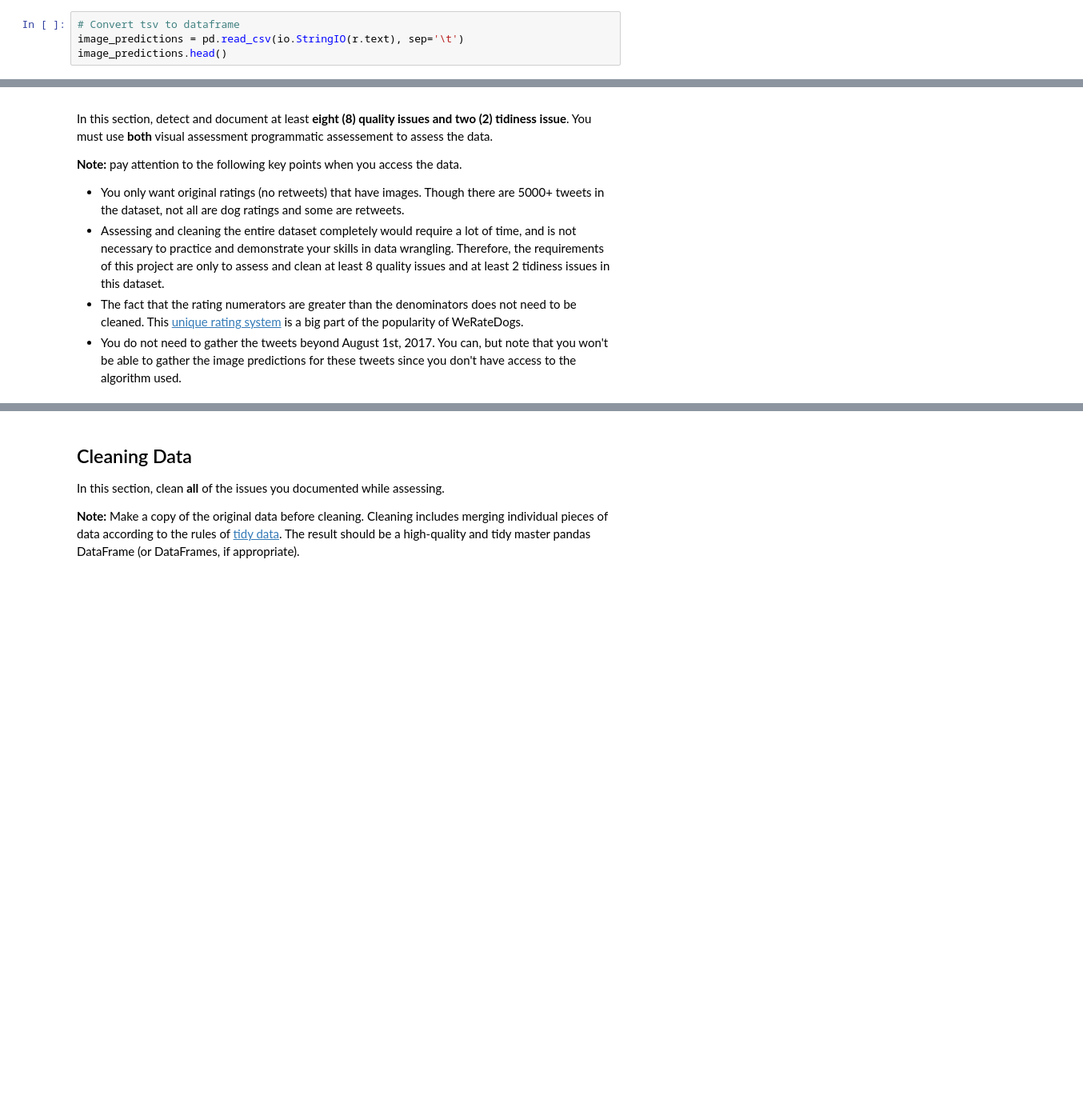
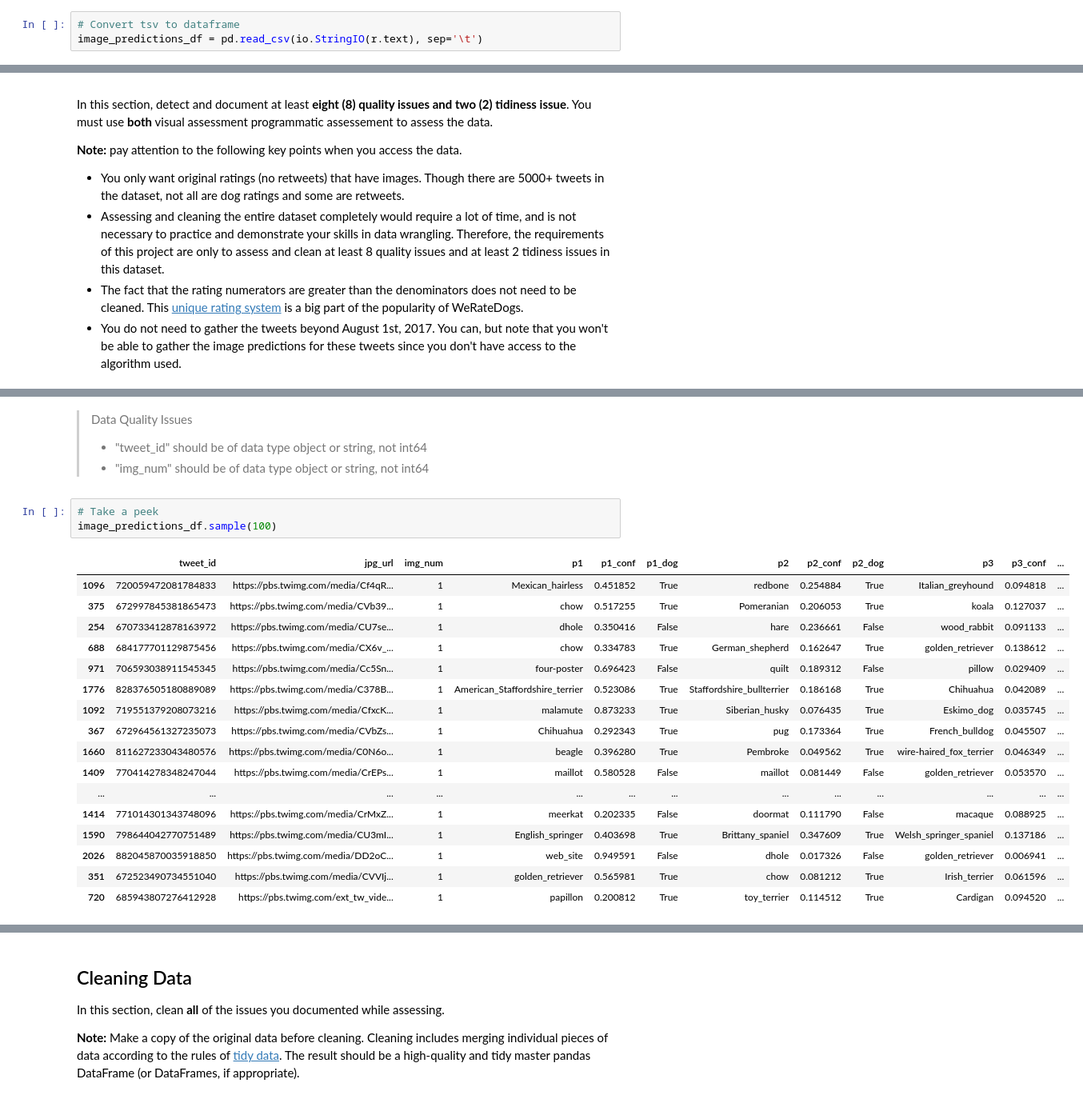
Before and after one commit to ecdedios/wgu-d309-data-wrangling, a Jupyter notebook: notebooks/wrangle_act.ipynb, the cells around one changed output, grey strips where cells are left out. Shown at 80% size. Saved outputs shown, nothing was run; the diff lists cells and outputs as text; blank space fills up the shorter version.

```diff
--- a/notebooks/wrangle_act.ipynb
+++ b/notebooks/wrangle_act.ipynb
@@ -61,5 +119,4 @@ r.encoding
 'utf-8'
 # %%
 # Convert tsv to dataframe
-image_predictions = pd.read_csv(io.StringIO(r.text), sep='\t')
-image_predictions.head()
+image_predictions_df = pd.read_csv(io.StringIO(r.text), sep='\t')
@@ -117,0 +367,25 @@ programmatic assessement to assess the data.
+# %% [markdown]
+> Data Quality Issues
+> - "tweet_id" should be of data type object or string, not int64
+> - "img_num" should be of data type object or string, not int64
+# %%
+# Take a peek
+image_predictions_df.sample(100)
+# %% [output]
+|  | tweet_id | jpg_url | img_num | p1 | p1_conf | p1_dog | p2 | p2_conf | p2_dog | p3 | p3_conf | ... |
+| 1096 | 720059472081784833 | https://pbs.twimg.com/media/Cf4qR... | 1 | Mexican_hairless | 0.451852 | True | redbone | 0.254884 | True | Italian_greyhound | 0.094818 | ... |
+| 375 | 672997845381865473 | https://pbs.twimg.com/media/CVb39... | 1 | chow | 0.517255 | True | Pomeranian | 0.206053 | True | koala | 0.127037 | ... |
+| 254 | 670733412878163972 | https://pbs.twimg.com/media/CU7se... | 1 | dhole | 0.350416 | False | hare | 0.236661 | False | wood_rabbit | 0.091133 | ... |
+| 688 | 684177701129875456 | https://pbs.twimg.com/media/CX6v_... | 1 | chow | 0.334783 | True | German_shepherd | 0.162647 | True | golden_retriever | 0.138612 | ... |
+| 971 | 706593038911545345 | https://pbs.twimg.com/media/Cc5Sn... | 1 | four-poster | 0.696423 | False | quilt | 0.189312 | False | pillow | 0.029409 | ... |
+| 1776 | 828376505180889089 | https://pbs.twimg.com/media/C378B... | 1 | American_Staffordshire_terrier | 0.523086 | True | Staffordshire_bullterrier | 0.186168 | True | Chihuahua | 0.042089 | ... |
+| 1092 | 719551379208073216 | https://pbs.twimg.com/media/CfxcK... | 1 | malamute | 0.873233 | True | Siberian_husky | 0.076435 | True | Eskimo_dog | 0.035745 | ... |
+| 367 | 672964561327235073 | https://pbs.twimg.com/media/CVbZs... | 1 | Chihuahua | 0.292343 | True | pug | 0.173364 | True | French_bulldog | 0.045507 | ... |
+| 1660 | 811627233043480576 | https://pbs.twimg.com/media/C0N6o... | 1 | beagle | 0.396280 | True | Pembroke | 0.049562 | True | wire-haired_fox_terrier | 0.046349 | ... |
+| 1409 | 770414278348247044 | https://pbs.twimg.com/media/CrEPs... | 1 | maillot | 0.580528 | False | maillot | 0.081449 | False | golden_retriever | 0.053570 | ... |
+| ... | ... | ... | ... | ... | ... | ... | ... | ... | ... | ... | ... | ... |
+| 1414 | 771014301343748096 | https://pbs.twimg.com/media/CrMxZ... | 1 | meerkat | 0.202335 | False | doormat | 0.111790 | False | macaque | 0.088925 | ... |
+| 1590 | 798644042770751489 | https://pbs.twimg.com/media/CU3mI... | 1 | English_springer | 0.403698 | True | Brittany_spaniel | 0.347609 | True | Welsh_springer_spaniel | 0.137186 | ... |
+| 2026 | 882045870035918850 | https://pbs.twimg.com/media/DD2oC... | 1 | web_site | 0.949591 | False | dhole | 0.017326 | False | golden_retriever | 0.006941 | ... |
+| 351 | 672523490734551040 | https://pbs.twimg.com/media/CVVIj... | 1 | golden_retriever | 0.565981 | True | chow | 0.081212 | True | Irish_terrier | 0.061596 | ... |
+| 720 | 685943807276412928 | https://pbs.twimg.com/ext_tw_vide... | 1 | papillon | 0.200812 | True | toy_terrier | 0.114512 | True | Cardigan | 0.094520 | ... |
```
Also changed, not shown: parts of 70 cells of this notebook, 8 other files.
